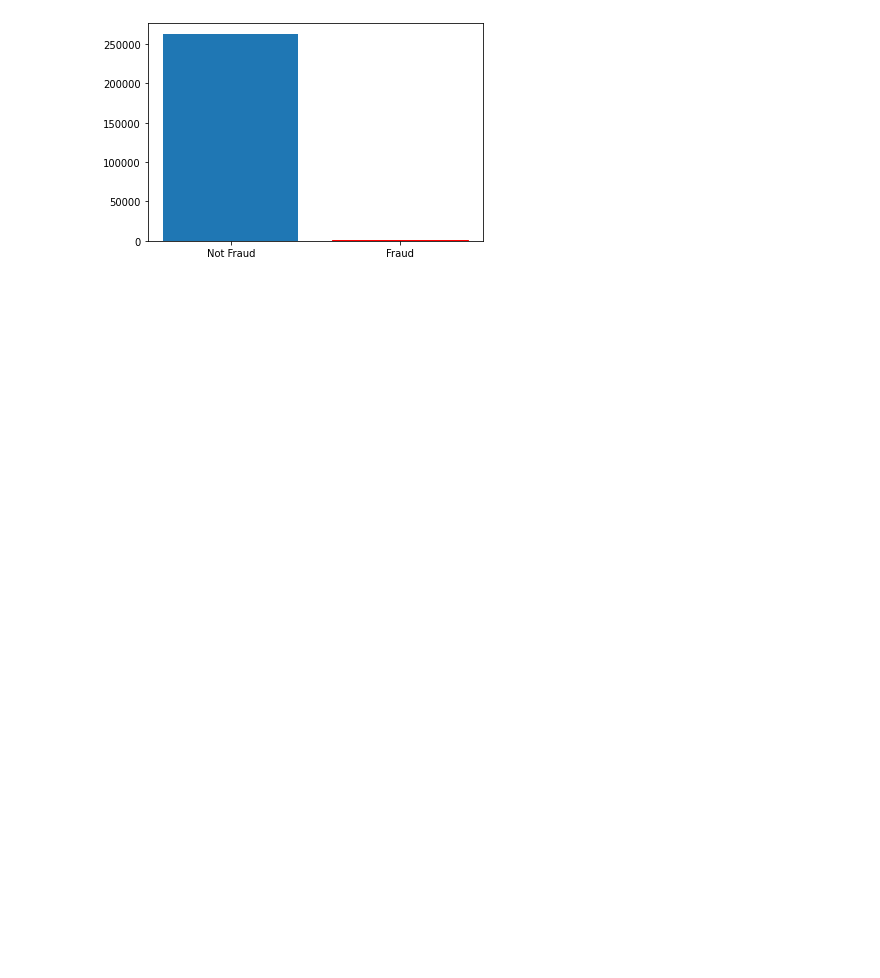
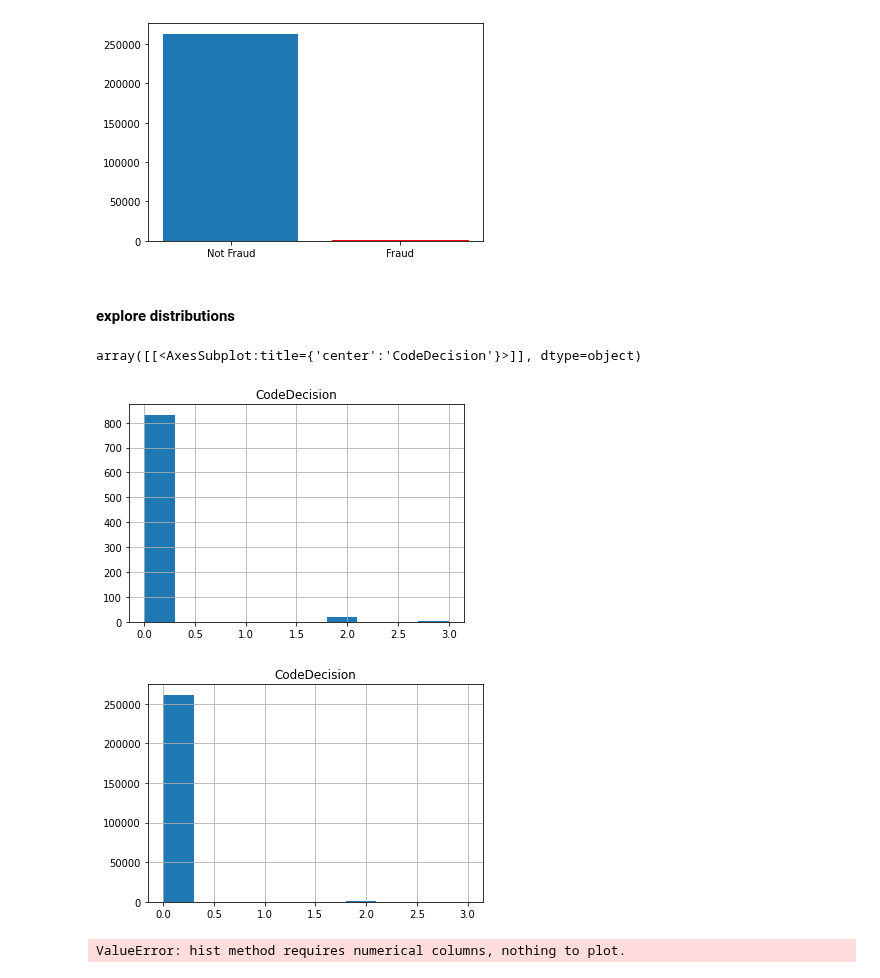
Before and after one commit to juan-kabbali/fraud-detection, a Jupyter notebook: main.ipynb, the cells around one changed output. Cells and saved outputs as stored; diff of their text form; code cells hidden in the pictures; blank space fills up the shorter version.

Commit message:
more data exploration and readme modification

```diff
--- a/main.ipynb
+++ b/main.ipynb
@@ -5,5 +5,4 @@ import matplotlib.pyplot as plt
 # %% [markdown]
 ### Data exploration
 # %%
-data = pd.read_csv("data/test.txt", sep=";")
-data.head()
+df = pd.read_csv("data/test.txt", sep=";")
@@ -71,3 +69,20 @@ barchart_frauds = plt.bar(['Not Fraud', 'Fraud'], [fraud_flag[0], fraud_flag[1]]
 barchart_frauds[1].set_color('r')
 # %% [output]
 [figure]
+# %% [markdown]
+#### explore distributions
+# %%
+df_frauds = df.loc[df['FlAgImpAye'] == 1]
+df_non_frauds = df.loc[df['FlAgImpAye'] == 0]
+# %%
+df_frauds.hist(column="CodeDecision")
+df_non_frauds.hist(column="CodeDecision")
+# %% [output]
+array([[<AxesSubplot:title={'center':'CodeDecision'}>]], dtype=object)
+[figure, added]
+[figure, added]
+# %%
+df_frauds.hist(column="MontAnt")
+df_non_frauds.hist(column="MontAnt")
+# %% [output]
+ValueError: hist method requires numerical columns, nothing to plot.
```
Also changed, not shown: parts of 7 cells of this notebook, 1 other file.
